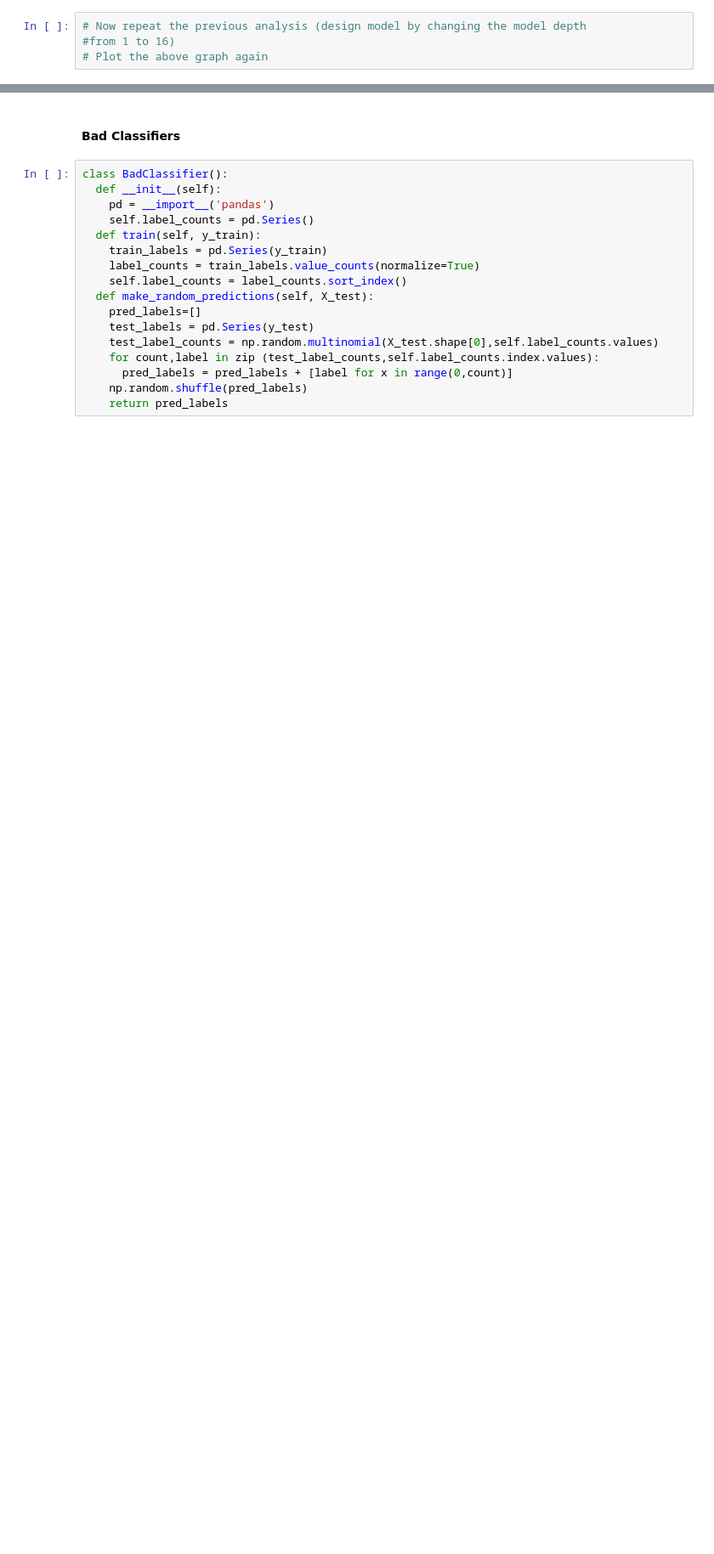
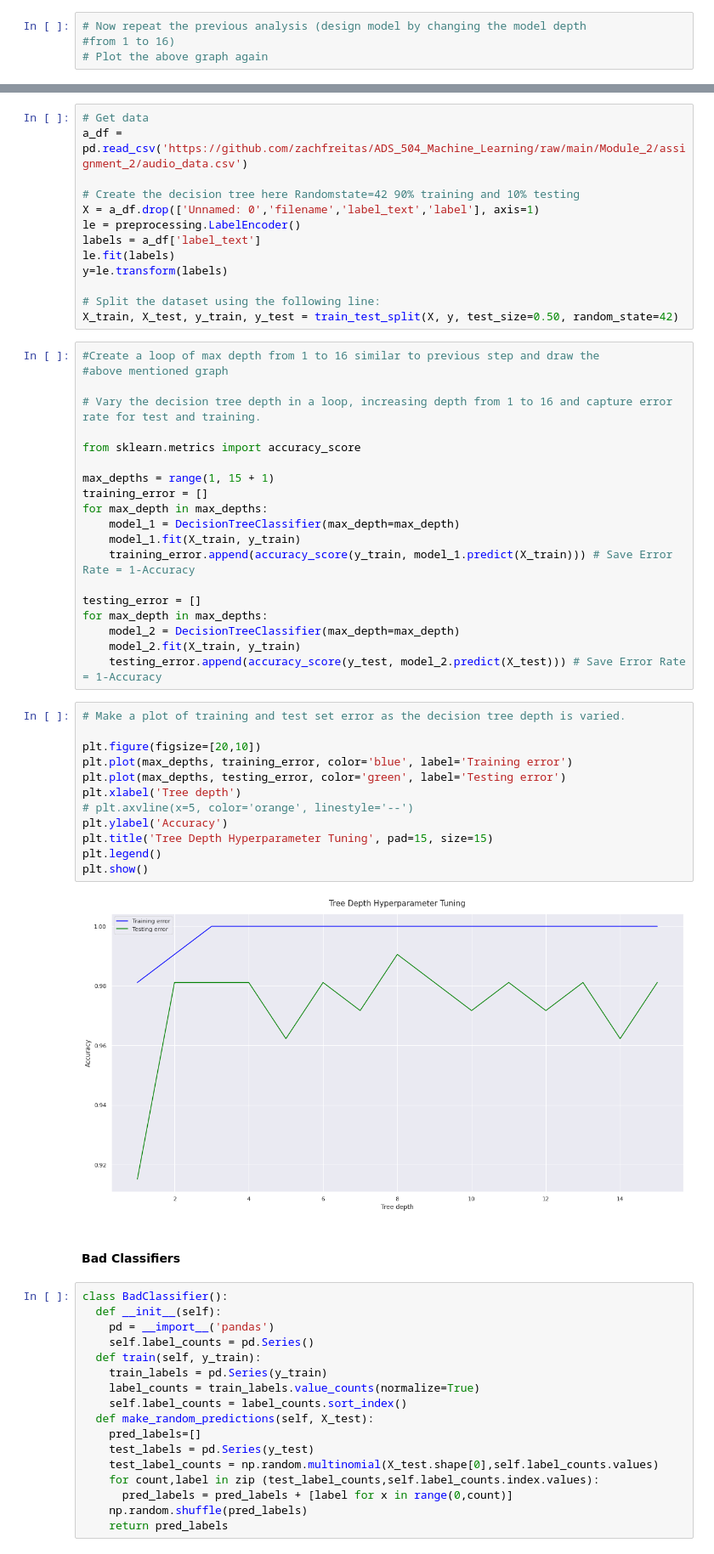
Before and after one commit to zachfreitas/ADS_504_Machine_Learning, a Jupyter notebook: Module_2/assignment_2/Assignment_2.ipynb, the cells around one changed output, grey strips where cells are left out. Shown at 85% size. Drawn from its saved outputs; the diff is of its cells as text; blank space fills up the shorter version.

```diff
--- a/Module_2/assignment_2/Assignment_2.ipynb
+++ b/Module_2/assignment_2/Assignment_2.ipynb
@@ -756,3 +764,50 @@ plt.show()
+# %%
+# Get data
+a_df = pd.read_csv('https://github.com/zachfreitas/ADS_504_Machine_Learning/raw/main/Module_2/assignment_2/audio_data.csv')
+
+# Create the decision tree here Randomstate=42 90% training and 10% testing
+X = a_df.drop(['Unnamed: 0','filename','label_text','label'], axis=1)
+le = preprocessing.LabelEncoder()
+labels = a_df['label_text']
+le.fit(labels)
+y=le.transform(labels)
+
+# Split the dataset using the following line:
+X_train, X_test, y_train, y_test = train_test_split(X, y, test_size=0.50, random_state=42)
+# %%
+#Create a loop of max depth from 1 to 16 similar to previous step and draw the
+#above mentioned graph
+
+# Vary the decision tree depth in a loop, increasing depth from 1 to 16 and capture error rate for test and training.
+
+from sklearn.metrics import accuracy_score
+
+max_depths = range(1, 15 + 1)
+training_error = []
+for max_depth in max_depths:
+    model_1 = DecisionTreeClassifier(max_depth=max_depth)
+    model_1.fit(X_train, y_train)
+    training_error.append(accuracy_score(y_train, model_1.predict(X_train))) # Save Error Rate = 1-Accuracy
+
+testing_error = []
+for max_depth in max_depths:
+    model_2 = DecisionTreeClassifier(max_depth=max_depth)
+    model_2.fit(X_train, y_train)
+    testing_error.append(accuracy_score(y_test, model_2.predict(X_test))) # Save Error Rate = 1-Accuracy
+# %%
+# Make a plot of training and test set error as the decision tree depth is varied.
+
+plt.figure(figsize=[20,10])
+plt.plot(max_depths, training_error, color='blue', label='Training error')
+plt.plot(max_depths, testing_error, color='green', label='Testing error')
+plt.xlabel('Tree depth')
+# plt.axvline(x=5, color='orange', linestyle='--')
+plt.ylabel('Accuracy')
+plt.title('Tree Depth Hyperparameter Tuning', pad=15, size=15)
+plt.legend()
+plt.show()
+# %% [output]
+[figure, added]
 # %% [markdown]
 #### Bad Classifiers
 # %%
```
Also changed, not shown: parts of 10 cells of this notebook.
